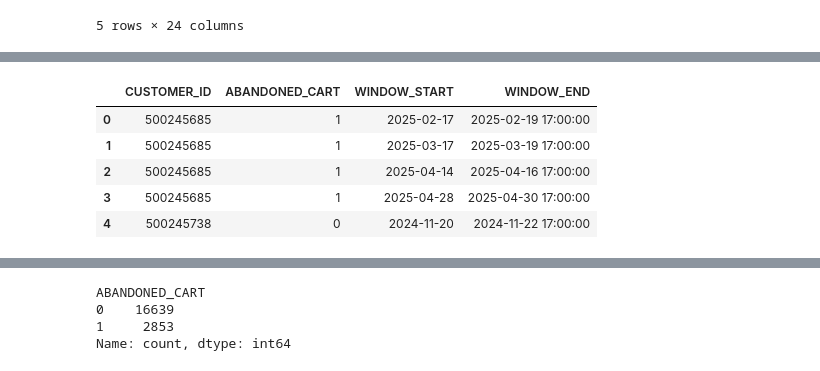
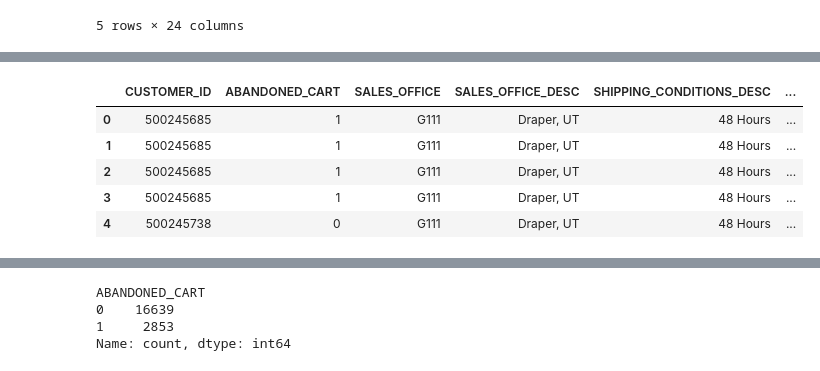
Before and after one commit to Hungagainagainagain/Swire-Cocacola-Capstone, a Jupyter notebook: sudeeptha-Copy1.ipynb, the cells around one changed output, grey strips where cells are left out. Drawn from its saved outputs; the diff is of its cells as text; code cells hidden in the pictures.

```diff
--- a/sudeeptha-Copy1.ipynb
+++ b/sudeeptha-Copy1.ipynb
@@ -19,5 +21,7 @@ import numpy as np
 # %%
-master_table = pd.read_csv('C:/Users/91744/Desktop/MSBA/sem 4/capstone/csv_files/new_master.csv')
+master_table = pd.read_csv('new_master.csv'
+    #'C:/Users/91744/Desktop/MSBA/sem 4/capstone/csv_files/new_master.csv'
+    )
 master_table.head()
 # %% [output]
 |  | CUSTOMER_ID | ANCHOR_DATE | NEXT_ANCHOR_SAME_WD | num_add_to_cart_events | total_items_added_to_cart | purchases | ... |
@@ -31,10 +35,9 @@ master_table.head()
 master_table2 = master_table.copy()
 master_table2 = master_table2.drop(columns=[
        'num_add_to_cart_events', 'purchases',
-       'button_clicks', 'total_events', 'SALES_OFFICE','total_items_added_to_cart',
-       'SALES_OFFICE_DESC', 'DISTRIBUTION_MODE', 'SHIPPING_CONDITIONS_DESC',
-       'DISTRIBUTION_MODE_DESC', 'WEEK_DAY_OF_ANCHOR_DATE',
-       'ORDER_QUANTITY', 'ORDER_TYPE', 'ORDER_EXISTS', 'SHIPPING_CONDITIONS',
+       'button_clicks', 'total_events','total_items_added_to_cart',
+        'DISTRIBUTION_MODE','DISTRIBUTION_MODE_DESC',
+       'ORDER_QUANTITY', 'ORDER_TYPE', 'ORDER_EXISTS',
        'MATERIAL_LIST'])
 master_table2.head()
 # %% [output]
@@ -71,7 +74,7 @@ master_windows["END_DATE"] = (
 )
 
 master_windows["WINDOW_START"] = pd.to_datetime(
-    master_windows["ANCHOR_DATE"].dt.strftime("%Y-%m-%d") + " " + "00:00:00",   #CUTOFFTIME__C	?
+    master_windows["ANCHOR_DATE"].dt.strftime("%Y-%m-%d") + " " +  master_windows['CUTOFFTIME__C'],   #CUTOFFTIME__C	"00:00:00"?
     errors="coerce"
 )
 master_windows["WINDOW_END"] = pd.to_datetime(
@@ -89,12 +92,13 @@ master_windows.head()
 # %%
-master_windows2 = master_windows.drop(columns=['ANCHOR_DATE', 'NEXT_ANCHOR_SAME_WD','WINDOW_FREQUENCY', 'CUTOFFTIME__C', 'CREATED_DATE_EST',
-       'CREATED_DATE_UTC', 'event_cutoff_days', 'END_DATE'])
+master_windows2 = master_windows.drop(columns=['ANCHOR_DATE', 'NEXT_ANCHOR_SAME_WD',
+                                                'CUTOFFTIME__C', 'CREATED_DATE_EST',
+                                               'CREATED_DATE_UTC'])
 master_windows2.head()
 # %% [output]
-|  | CUSTOMER_ID | ABANDONED_CART | WINDOW_START | WINDOW_END |
-| 0 | 500245685 | 1 | 2025-02-17 | 2025-02-19 17:00:00 |
-| 1 | 500245685 | 1 | 2025-03-17 | 2025-03-19 17:00:00 |
-| 2 | 500245685 | 1 | 2025-04-14 | 2025-04-16 17:00:00 |
-| 3 | 500245685 | 1 | 2025-04-28 | 2025-04-30 17:00:00 |
-| 4 | 500245738 | 0 | 2024-11-20 | 2024-11-22 17:00:00 |
+|  | CUSTOMER_ID | ABANDONED_CART | SALES_OFFICE | SALES_OFFICE_DESC | SHIPPING_CONDITIONS_DESC | ... |
+| 0 | 500245685 | 1 | G111 | Draper, UT | 48 Hours | ... |
+| 1 | 500245685 | 1 | G111 | Draper, UT | 48 Hours | ... |
+| 2 | 500245685 | 1 | G111 | Draper, UT | 48 Hours | ... |
+| 3 | 500245685 | 1 | G111 | Draper, UT | 48 Hours | ... |
+| 4 | 500245738 | 0 | G111 | Draper, UT | 48 Hours | ... |
 # %%
```
Also changed, not shown: parts of 18 cells of this notebook.
